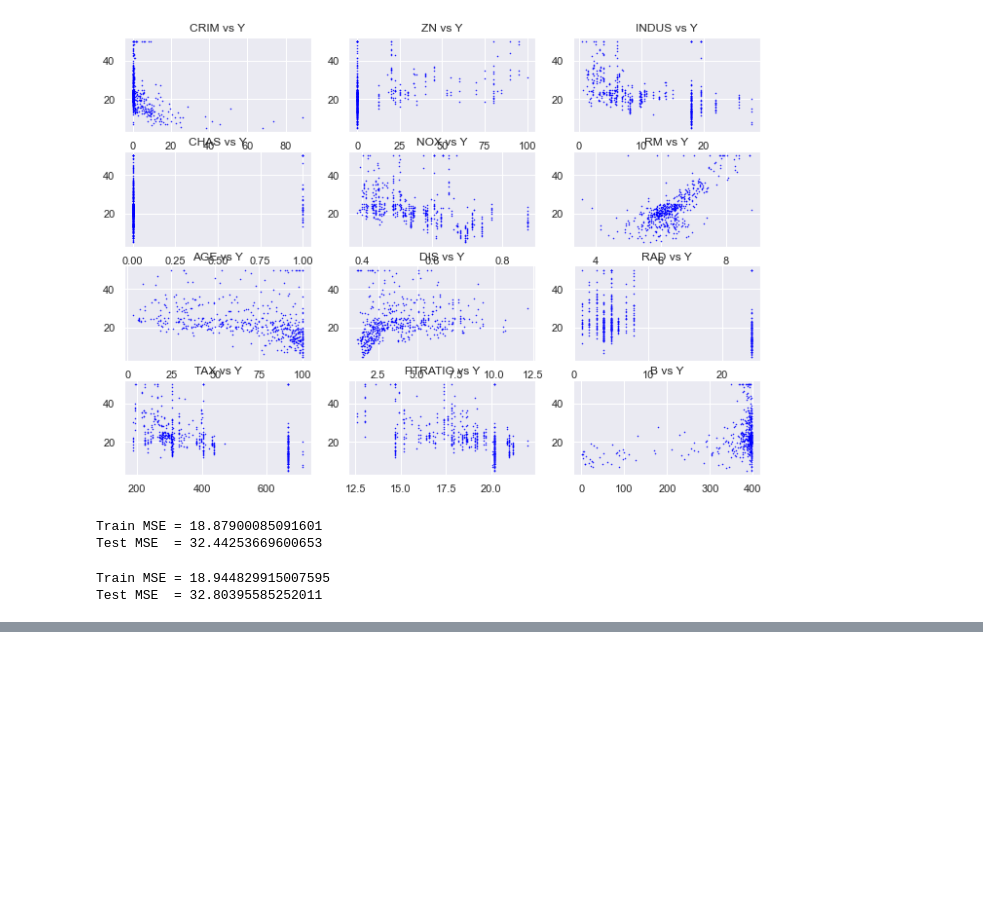
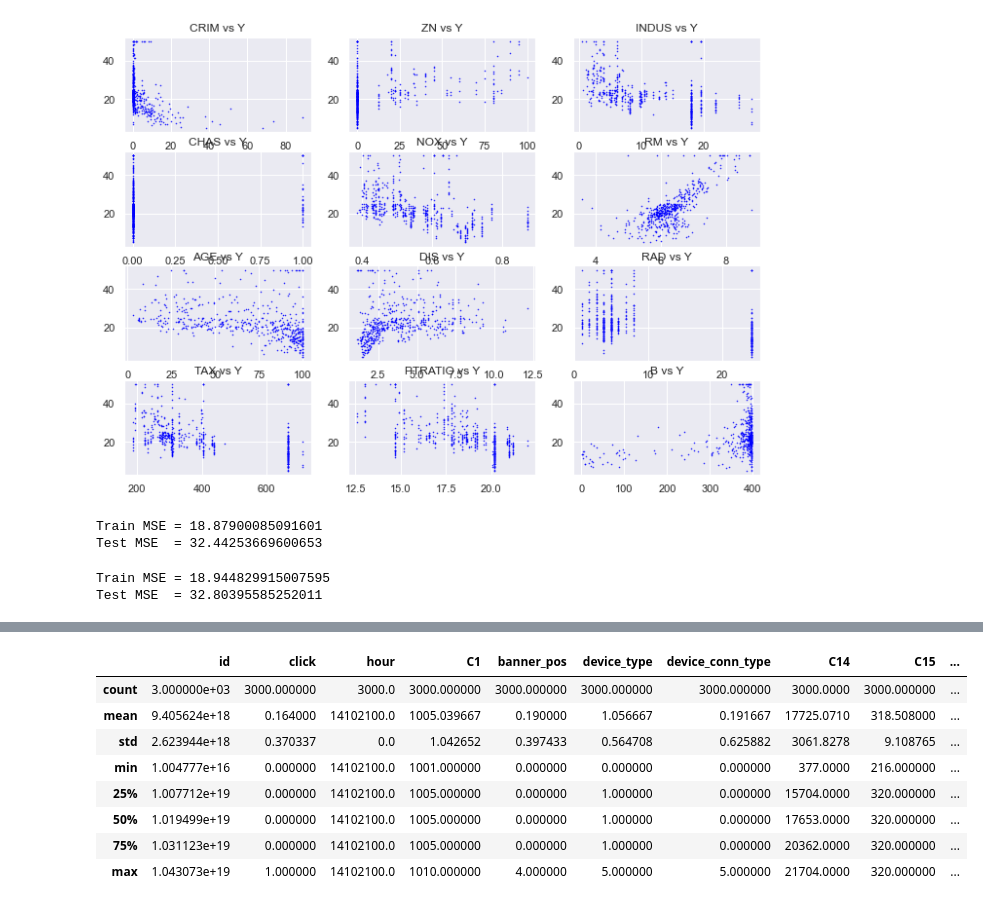
Before and after one commit to jasimahmedkhan/AI-Material, a Jupyter notebook: linear_regression.ipynb, the cells around one changed output, grey strips where cells are left out. Cells and saved outputs as stored; diff of their text form; code cells hidden in the pictures; blank space fills up the shorter version.

```diff
--- a/linear_regression.ipynb
+++ b/linear_regression.ipynb
@@ -311,0 +332,12 @@ Test MSE  = 32.80395585252011
+# %%
+data_frame.describe() ## does not make sense as all the features values are categories
+# %% [output]
+|  | id | click | hour | C1 | banner_pos | device_type | device_conn_type | C14 | C15 | ... |
+| count | 3.000000e+03 | 3000.000000 | 3000.0 | 3000.000000 | 3000.000000 | 3000.000000 | 3000.000000 | 3000.0000 | 3000.000000 | ... |
+| mean | 9.405624e+18 | 0.164000 | 14102100.0 | 1005.039667 | 0.190000 | 1.056667 | 0.191667 | 17725.0710 | 318.508000 | ... |
+| std | 2.623944e+18 | 0.370337 | 0.0 | 1.042652 | 0.397433 | 0.564708 | 0.625882 | 3061.8278 | 9.108765 | ... |
+| min | 1.004777e+16 | 0.000000 | 14102100.0 | 1001.000000 | 0.000000 | 0.000000 | 0.000000 | 377.0000 | 216.000000 | ... |
+| 25% | 1.007712e+19 | 0.000000 | 14102100.0 | 1005.000000 | 0.000000 | 1.000000 | 0.000000 | 15704.0000 | 320.000000 | ... |
+| 50% | 1.019499e+19 | 0.000000 | 14102100.0 | 1005.000000 | 0.000000 | 1.000000 | 0.000000 | 17653.0000 | 320.000000 | ... |
+| 75% | 1.031123e+19 | 0.000000 | 14102100.0 | 1005.000000 | 0.000000 | 1.000000 | 0.000000 | 20362.0000 | 320.000000 | ... |
+| max | 1.043073e+19 | 1.000000 | 14102100.0 | 1010.000000 | 4.000000 | 5.000000 | 5.000000 | 21704.0000 | 320.000000 | ... |
```
Also changed, not shown: parts of 15 cells of this notebook, 1 other file.
